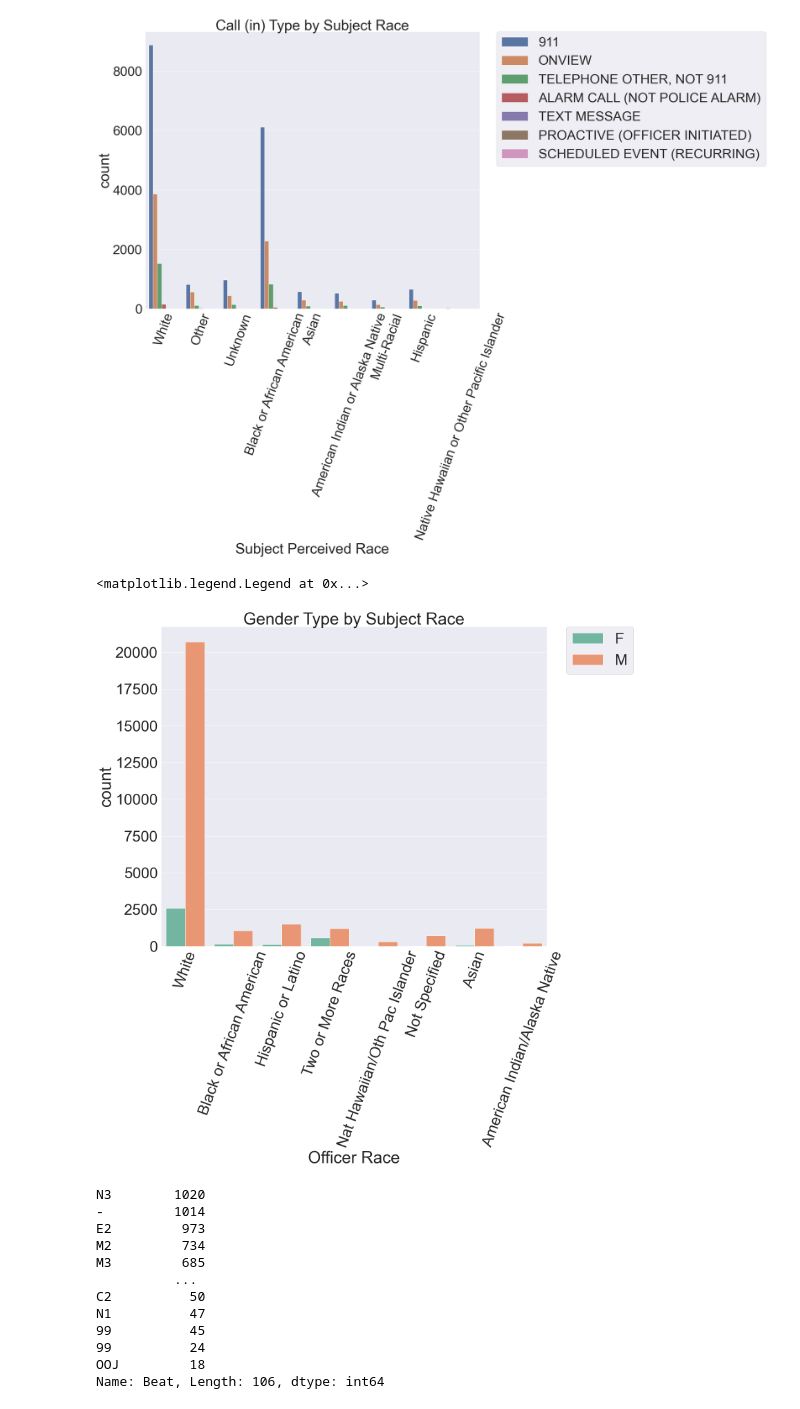
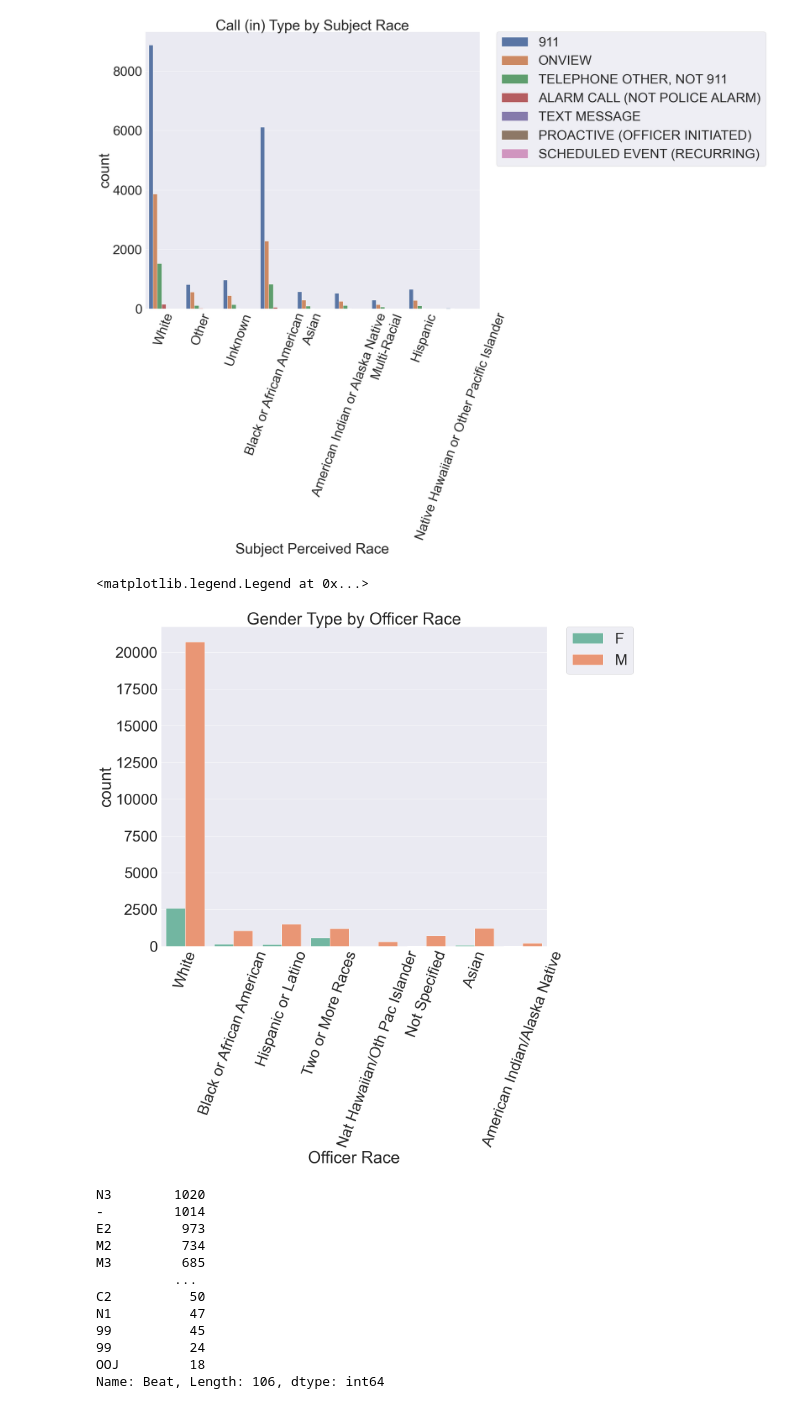
Before and after one commit to EricaSG/Mod3Project, a Jupyter notebook: Data_Understanding_EDA.ipynb, the cells around one changed output. Cells and saved outputs as stored; diff of their text form; code cells hidden in the pictures.

```diff
--- a/Data_Understanding_EDA.ipynb
+++ b/Data_Understanding_EDA.ipynb
@@ -179,14 +189,14 @@ plt.legend(bbox_to_anchor=(1.05, 1), loc=2, borderaxespad=0.)
 # %%
 fig = plt.gcf()
 fig.set_size_inches(20, 17)
 sns.set(font_scale=4)
 sns.countplot(x='Officer Race', hue='Officer Gender', data=eda_df, palette="Set2")
-plt.title('Gender Type by Subject Race')
+plt.title('Gender Type by Officer Race')
 plt.xticks(rotation=70)
 plt.legend(bbox_to_anchor=(1.05, 1), loc=2, borderaxespad=0.)
 # %% [output]
 <matplotlib.legend.Legend at 0x...>
-[figure, old version]
+[figure, new version]
 # %%
 eda_df['Beat'].value_counts()
 # %% [output]
```
Also changed, not shown: parts of 3 cells of this notebook, 1 other file.
